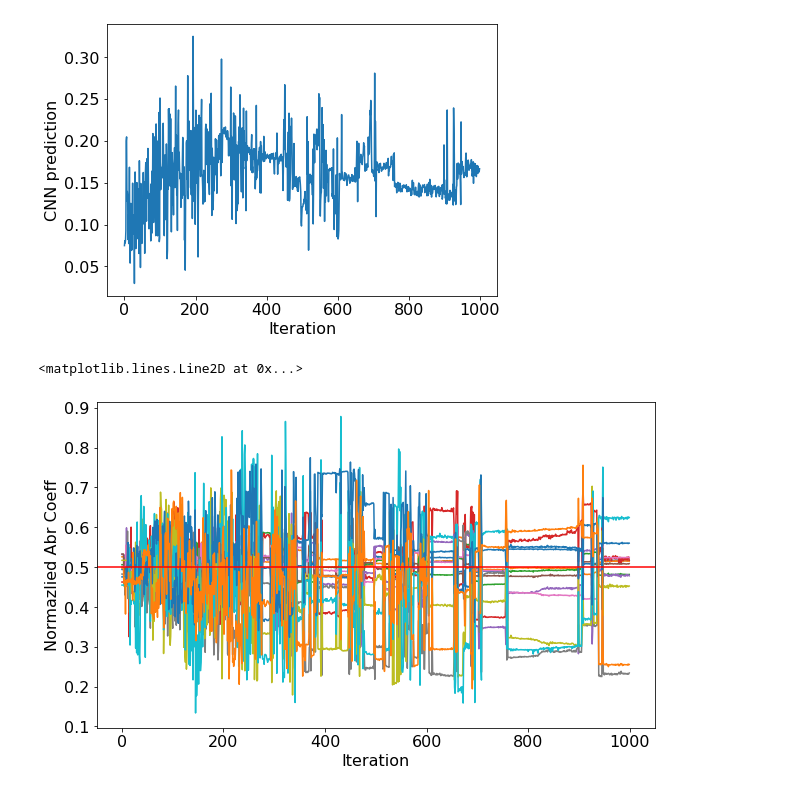
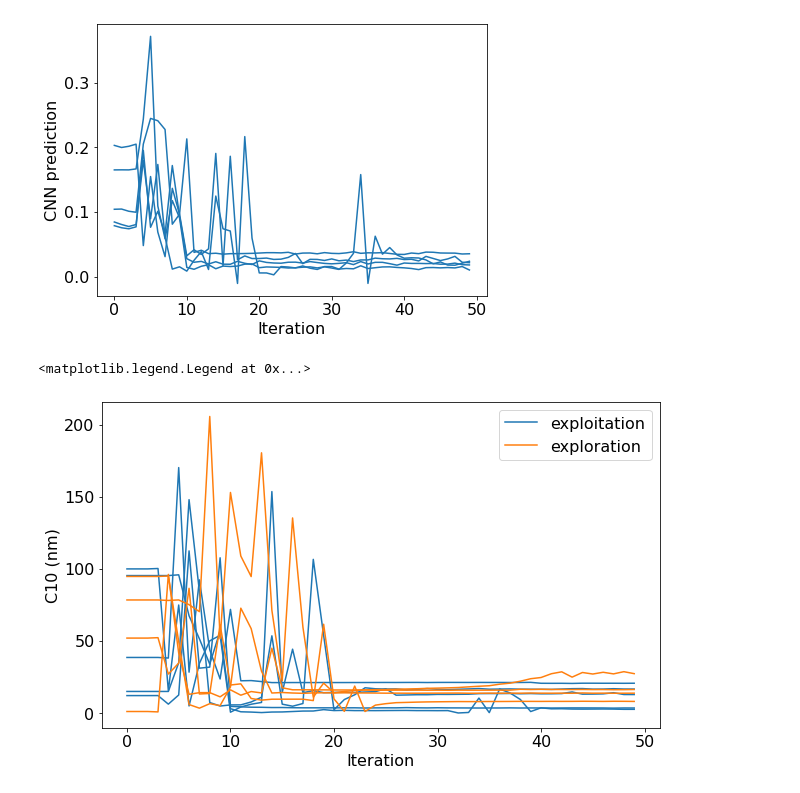
Before and after one commit to CY-Zhang/Bayesian-optimization-using-Gaussian-Process, a Jupyter notebook: NionResultsLoad.ipynb, the cells around one changed output. Saved outputs shown, nothing was run; the diff lists cells and outputs as text; code cells hidden in the pictures.

```diff
--- a/NionResultsLoad.ipynb
+++ b/NionResultsLoad.ipynb
@@ -4,7 +12,9 @@ import matplotlib.pyplot as plt
 # %%
-pred = np.load('NionRelated/GPrun_1000iter_0_prediction.npy')
-abr = np.load('NionRelated/GPrun_1000iter_0_abr_coeff.npy')
-best_seen = np.argmax(pred)
-print(np.abs(abr[best_seen,:] - np.array([0.5] * 12)))
-print(np.abs(abr[0,:] - np.array([0.5] * 12)))
+for filename in file_list:
+    pred = np.load(filename)
+    abr = np.load(filename.replace('prediction','abr_coeff'))
+    print(pred[-1])
+    # best_seen = np.argmax(pred)
+    # print(np.abs(abr[best_seen,:] - np.array([0.5] * 12)))
+    # print(np.abs(abr[0,:] - np.array([0.5] * 12)))
 # %% [output]
@@ -20,9 +30,13 @@ print(abr[best_seen])
 # %%
 fig, ax = plt.subplots(1,1, figsize = [7,5])
-p = ax.plot(1 - pred)
+for filename in file_list:
+    pred = np.load(filename)
+    abr = np.load(filename.replace('prediction','abr_coeff'))
+
+    p = ax.plot(1 - pred, c = 'C0')
 ax.set_xlabel('Iteration',fontsize = 16)
 ax.set_ylabel('CNN prediction', fontsize = 16)
 ax.tick_params(axis='x', labelsize=16)
 ax.tick_params(axis='y', labelsize=16)
 # %% [output]
-[figure, old version]
+[figure, new version]
@@ -34,12 +43,36 @@ abr_lim = [2e-6, 2e-6, 2e-6, 3e-5, 3e-5, 3e-5, 3e-5, 4e-4, 3e-4, 3e-4, 3e-4, 3e-
 # %%
 fig, ax = plt.subplots(1,1, figsize = [10,6])
-for i in range(abr.shape[1]):
-    p = ax.plot(abr[:,i])
+idx = 0
+
+name = ('GPrun_50iter_*prediction_UCB_2_0.npy')
+file_list = glob.glob('NionRelated/'+ name)
+for i in range(len(file_list)):
+    filename = file_list[i]
+    pred = np.load(filename)
+    abr = np.load(filename.replace('prediction','abr_coeff'))
+    if i == 0:
+        p = ax.plot(np.abs(abr[:,1] * abr_lim[1] - abr_lim[1] / 2) * 1e9, c = 'C0' , label = 'exploitation')
+    else:
+        p = ax.plot(np.abs(abr[:,1] * abr_lim[1] - abr_lim[1] / 2) * 1e9, c = 'C0' )
+
+name = ('GPrun_50iter_*prediction_UCB_0.002_0.4.npy')
+file_list = glob.glob('NionRelated/'+ name)
+for i in range(len(file_list)):
+    filename = file_list[i]
+    pred = np.load(filename)
+    abr = np.load(filename.replace('prediction','abr_coeff'))
+    if i == 0:
+        p = ax.plot(np.abs(abr[:,1] * abr_lim[1] - abr_lim[1] / 2) * 1e9, c = 'C1' , label = 'exploration')
+    else:
+        p = ax.plot(np.abs(abr[:,1] * abr_lim[1] - abr_lim[1] / 2) * 1e9, c = 'C1' )
+
+
 ax.set_xlabel('Iteration',fontsize = 16)
-ax.set_ylabel('Normazlied Abr Coeff', fontsize = 16)
+ax.set_ylabel(abr_list[idx] + ' (nm)', fontsize = 16)
 ax.tick_params(axis='x', labelsize=16)
 ax.tick_params(axis='y', labelsize=16)
-ax.axhline(y=0.5, c='r')
+plt.legend(fontsize=16)
+# ax.axhline(y=0.5, c='r')
 # %% [output]
-<matplotlib.lines.Line2D at 0x...>
+<matplotlib.legend.Legend at 0x...>
-[figure, old version]
+[figure, new version]
```
Also changed, not shown: parts of 10 cells of this notebook, 6 other files.
